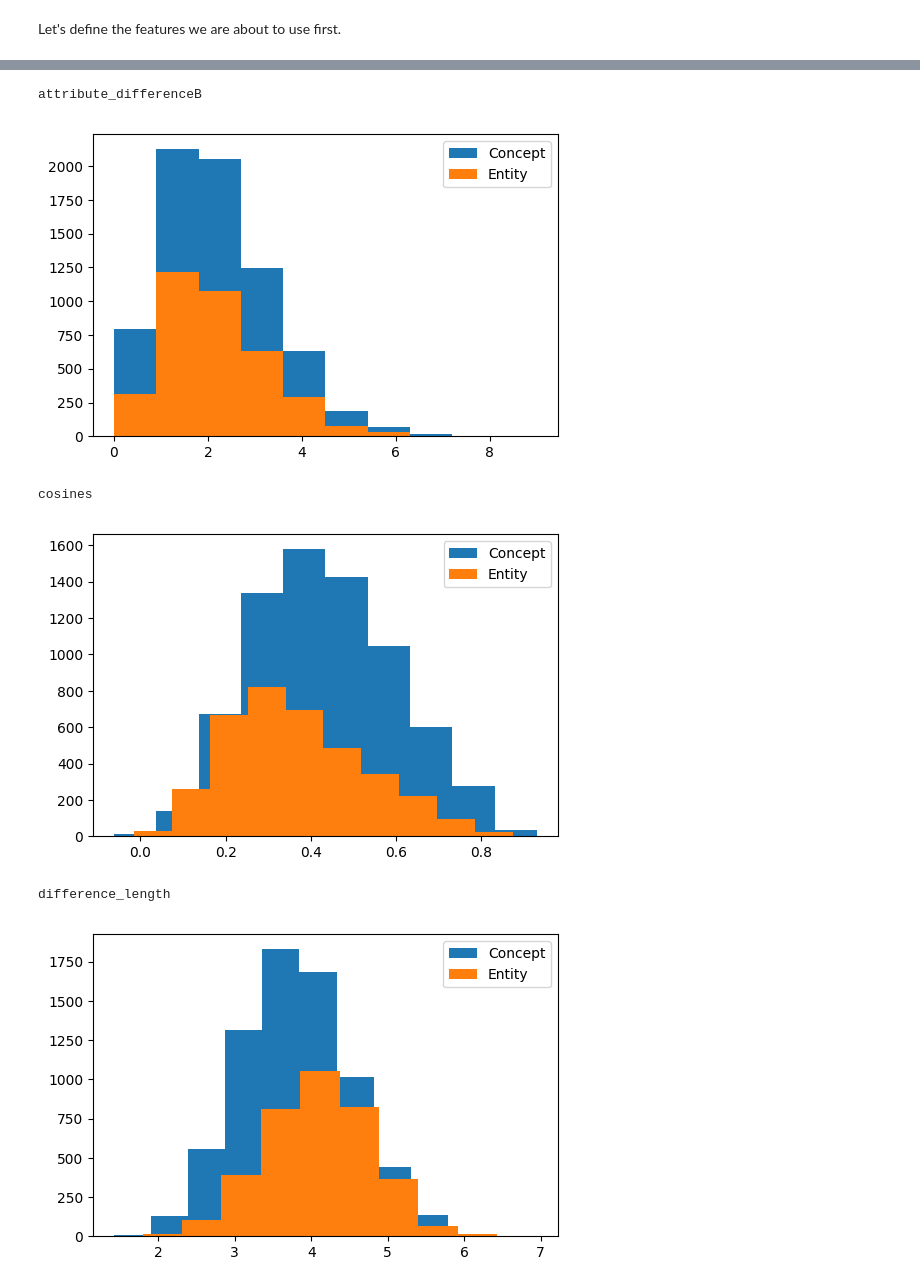
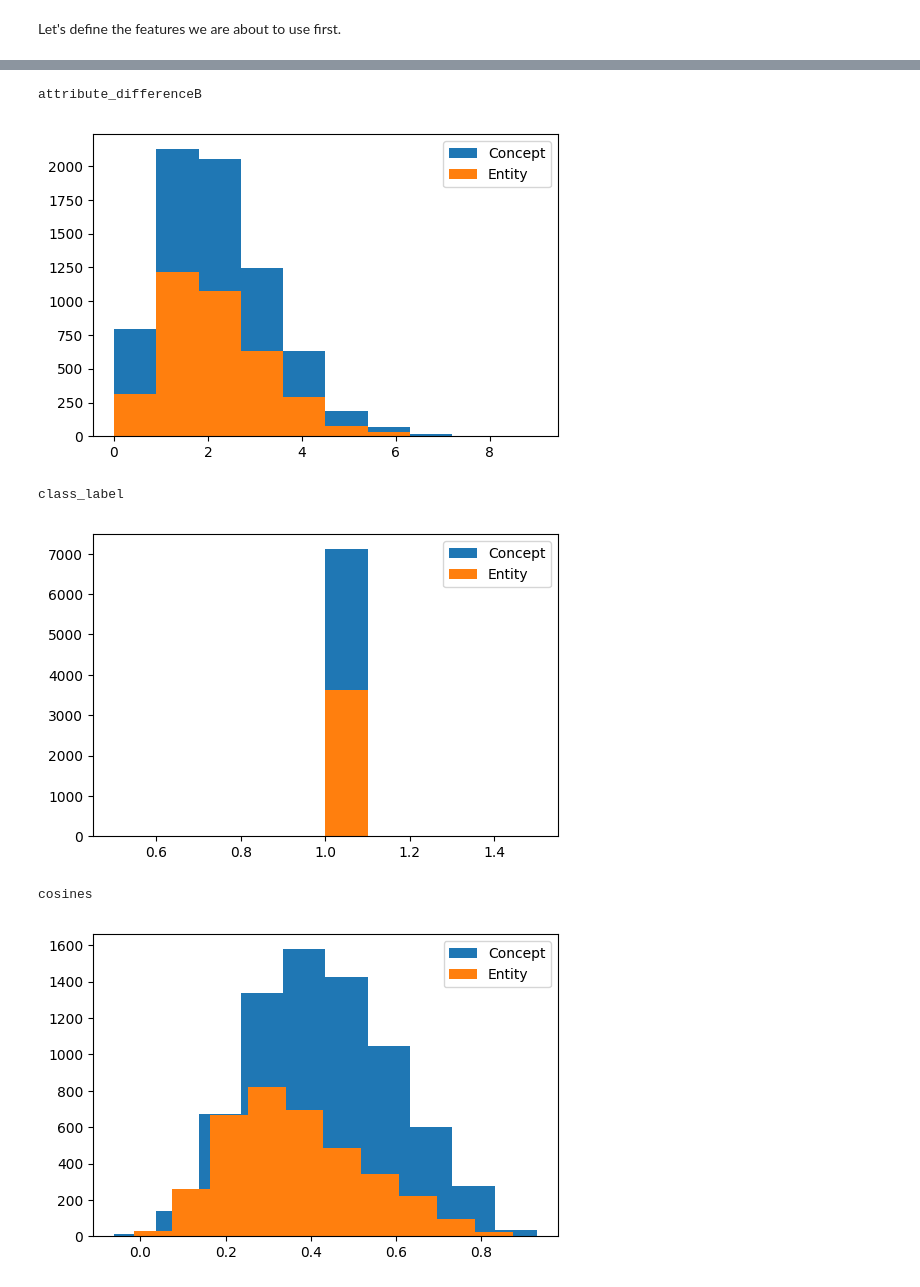
Before and after one commit to begab/fca_hypernymy, a Jupyter notebook: feature_generator.ipynb, the cells around one changed output, grey strips where cells are left out. Cells and saved outputs as stored; diff of their text form; code cells hidden in the pictures.

```diff
--- a/feature_generator.ipynb
+++ b/feature_generator.ipynb
@@ -146,6 +147,7 @@ Let's define the features we are about to use first.
 # %%
 features = {
             'difference_length' : defaultdict(list),
+            'is_frequent_hypernym' : defaultdict(list),
             'right_above_in_dag' : defaultdict(list),
             'right_below_in_dag' : defaultdict(list),
             'same_dag_position' : defaultdict(list),
@@ -155,8 +157,9 @@ features = {
             'attribute_differenceA' : defaultdict(list),
             'attribute_differenceB' : defaultdict(list),
             'cosines' : defaultdict(list),
+            'class_label' : defaultdict(list),
 #            'dag_shortest_path' : defaultdict(list),
 #            'dag_number_of_paths' : defaultdict(list),
 #            'dag_avg_path_len' : defaultdict(list)
 }
-positive_training_pairs = defaultdict(list)
+training_pairs = defaultdict(list)
@@ -211,16 +221,16 @@ for i, query_tuple, hypernyms in zip(range(len(train_queries)), train_queries, t
 # %%
 for f in sorted(features.keys()):
     print(f)
-    for category in ['Concept', 'Entity']:
-        plt.hist(features[f][category])
-    plt.legend(['Concept', 'Entity'])
+    for category in categories:
+        plt.hist([v for c, v in zip(features['class_label'][category], features[f][category]) if c==True])
+    plt.legend(categories)
     plt.show()
 # %% [output]
 attribute_differenceA
 [figure]
 attribute_differenceB
 [figure]
-cosines
+class_label
-[figure, old version]
+[figure, new version]
-difference_length
+cosines
-[figure, old version]
+[figure, new version]
```
Also changed, not shown: parts of 8 cells of this notebook, 1 other file.
